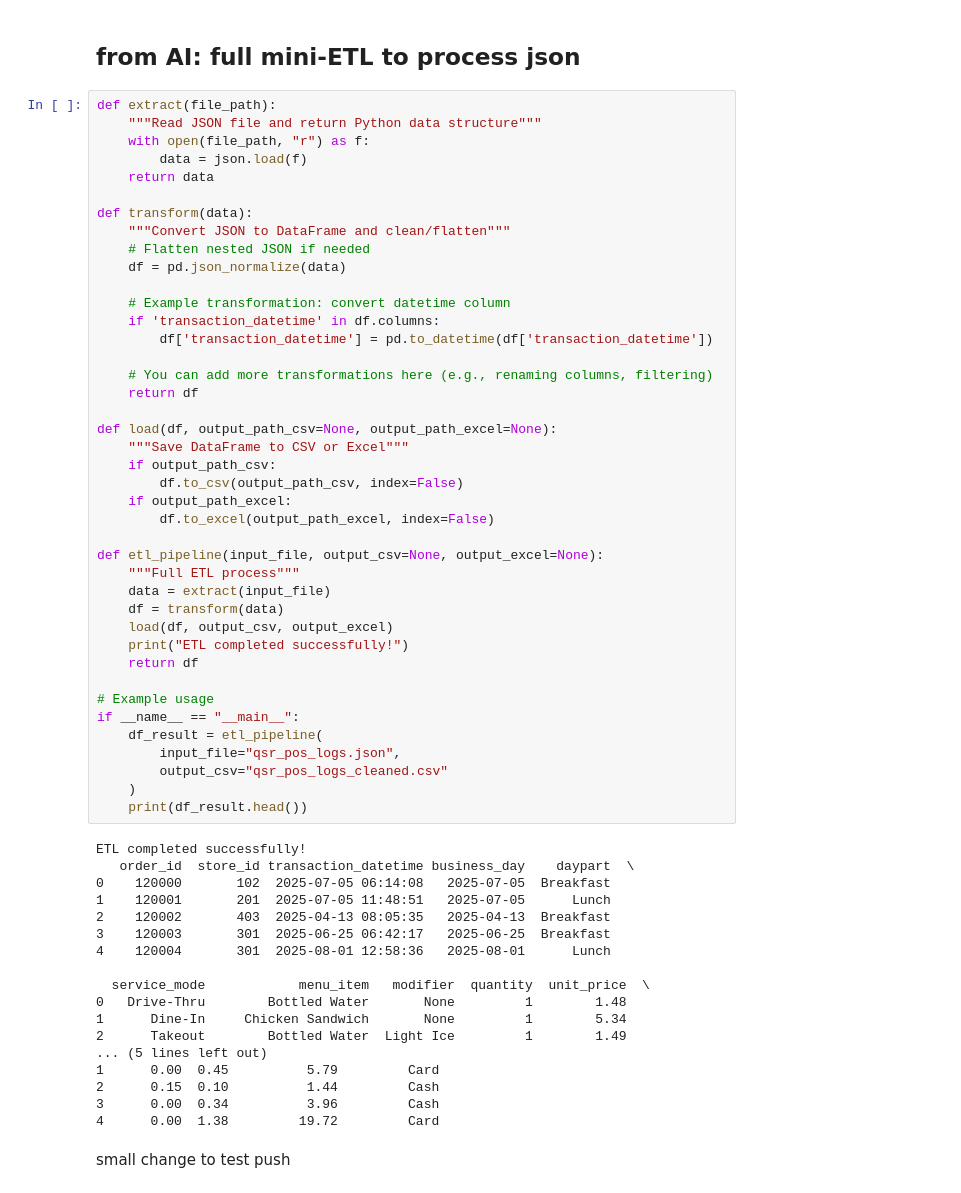
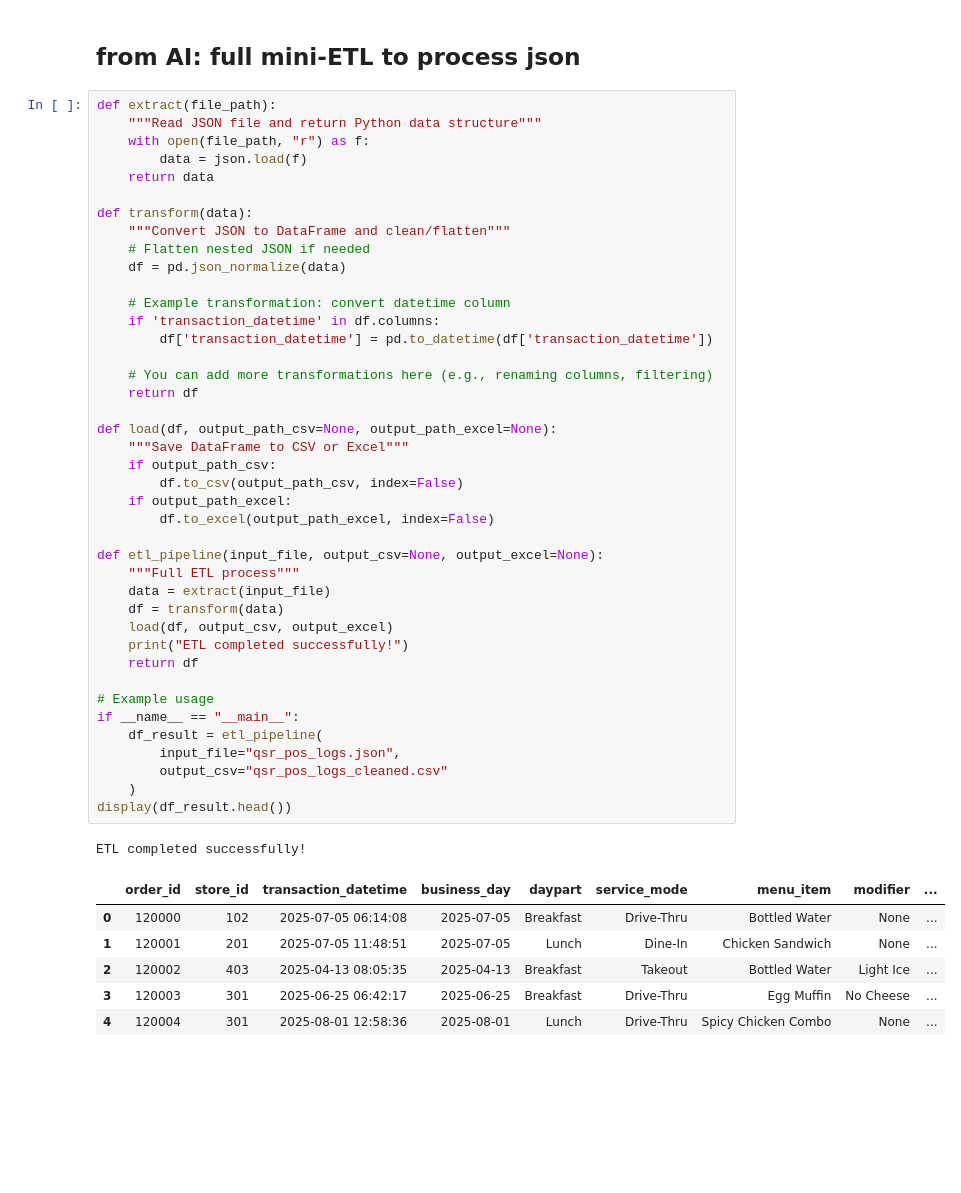
Before and after one commit to debStockholm/Individuell-Debora, a Jupyter notebook: Meny_ETL.ipynb, the cells around one changed output. Cells and saved outputs as stored; diff of their text form; blank space fills up the shorter version.

```diff
--- a/Meny_ETL.ipynb
+++ b/Meny_ETL.ipynb
@@ -46,49 +56,37 @@ def transform(data):
     # Example transformation: convert datetime column
     if 'transaction_datetime' in df.columns:
         df['transaction_datetime'] = pd.to_datetime(df['transaction_datetime'])
 
     # You can add more transformations here (e.g., renaming columns, filtering)
     return df
 
 def load(df, output_path_csv=None, output_path_excel=None):
     """Save DataFrame to CSV or Excel"""
     if output_path_csv:
         df.to_csv(output_path_csv, index=False)
     if output_path_excel:
         df.to_excel(output_path_excel, index=False)
 
 def etl_pipeline(input_file, output_csv=None, output_excel=None):
     """Full ETL process"""
     data = extract(input_file)
     df = transform(data)
     load(df, output_csv, output_excel)
     print("ETL completed successfully!")
     return df
 
 # Example usage
 if __name__ == "__main__":
     df_result = etl_pipeline(
         input_file="qsr_pos_logs.json",
         output_csv="qsr_pos_logs_cleaned.csv"
     )
-    print(df_result.head())
+display(df_result.head())
 # %% [output]
 ETL completed successfully!
-   order_id  store_id transaction_datetime business_day    daypart  \
-0    120000       102  2025-07-05 06:14:08   2025-07-05  Breakfast
-1    120001       201  2025-07-05 11:48:51   2025-07-05      Lunch
-2    120002       403  2025-04-13 08:05:35   2025-04-13  Breakfast
-3    120003       301  2025-06-25 06:42:17   2025-06-25  Breakfast
-4    120004       301  2025-08-01 12:58:36   2025-08-01      Lunch
-
-  service_mode            menu_item   modifier  quantity  unit_price  \
-0   Drive-Thru        Bottled Water       None         1        1.48
-1      Dine-In     Chicken Sandwich       None         1        5.34
-2      Takeout        Bottled Water  Light Ice         1        1.49
-... (5 lines left out)
-1      0.00  0.45          5.79         Card
-2      0.15  0.10          1.44         Cash
-3      0.00  0.34          3.96         Cash
-4      0.00  1.38         19.72         Card
+|  | order_id | store_id | transaction_datetime | business_day | daypart | service_mode | menu_item | modifier | ... |
+| 0 | 120000 | 102 | 2025-07-05 06:14:08 | 2025-07-05 | Breakfast | Drive-Thru | Bottled Water | None | ... |
+| 1 | 120001 | 201 | 2025-07-05 11:48:51 | 2025-07-05 | Lunch | Dine-In | Chicken Sandwich | None | ... |
+| 2 | 120002 | 403 | 2025-04-13 08:05:35 | 2025-04-13 | Breakfast | Takeout | Bottled Water | Light Ice | ... |
+| 3 | 120003 | 301 | 2025-06-25 06:42:17 | 2025-06-25 | Breakfast | Drive-Thru | Egg Muffin | No Cheese | ... |
+| 4 | 120004 | 301 | 2025-08-01 12:58:36 | 2025-08-01 | Lunch | Drive-Thru | Spicy Chicken Combo | None | ... |
-# %% [markdown]
-small change to test push
```
Also changed, not shown: parts of 10 cells of this notebook, 1 other file.
